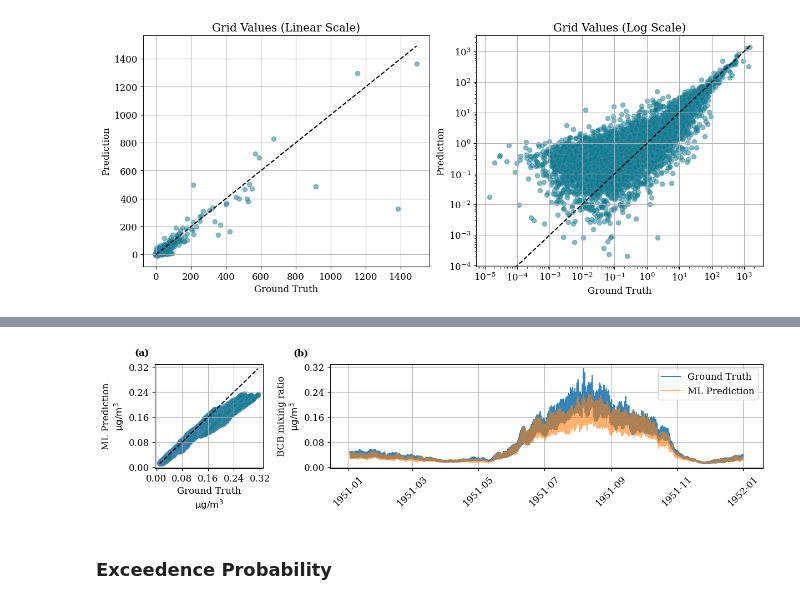
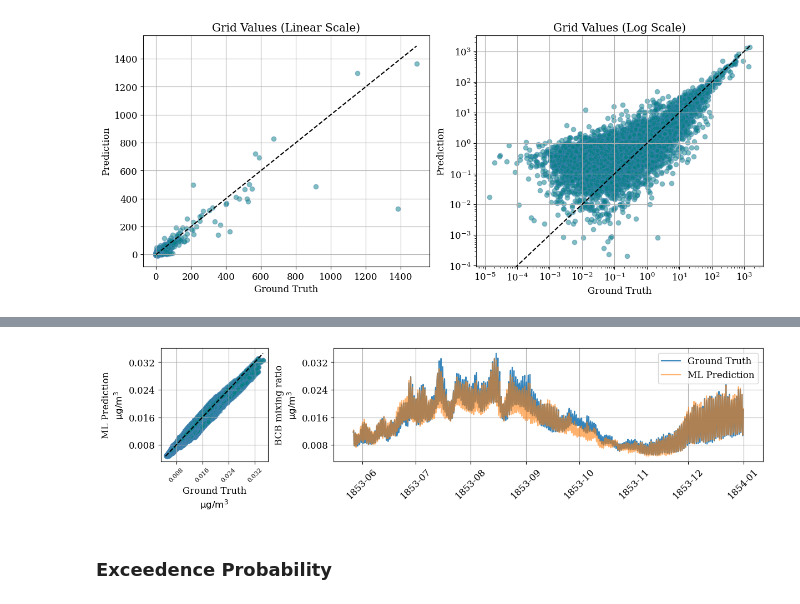
Before and after one commit to smhassanerfani/nasa-niswan, a Jupyter notebook: test.ipynb, the cells around one changed output, grey strips where cells are left out. Drawn from its saved outputs; the diff is of its cells as text; code cells hidden in the pictures.

```diff
--- a/test.ipynb
+++ b/test.ipynb
@@ -68,8 +74,8 @@ for idx, model in enumerate(sorted_contents):
 # %%
-model_index = 2
+model_index = 8
 model_name  = sorted_contents[model_index]
 
-save_figure = True
+save_figure = False
 
 # Read the YAML/CKPT files
 snapshot_dir = os.path.join(models_path_root, model_name)
@@ -253,16 +267,10 @@ print(GTs.shape, PDs.shape)
 # %%
-path = '/home/serfani/serfani_data1/E33OMA/ANN1951.xaijE33oma_ai.nc'
-ds_annual = xr.open_dataset(path, decode_times=False)
-
-if data_args['data_name'] == 'E33OMA' :
-    prsurf = ds_annual['prsurf'].values * 100 # Convert pressure from hectopascals (hPa) to pascals (Pa).
-    tsavg = ds_annual['tsavg'].values + 273.15 # Convert temperature from Kelvin to Celsius.
-elif data_args['data_name'] == 'E33OMA90D' :
-    prsurf = ds_annual['prsurf'].sel(lat=slice(-32, 32), lon=slice(-21.25, 56.25)).values * 100 # Convert pressure from hectopascals (hPa) to pascals (Pa).
-    tsavg = ds_annual['tsavg'].sel(lat=slice(-32, 32), lon=slice(-21.25, 56.25)).values + 273.15 # Convert temperature from Kelvin to Celsius.
+pressure = ds2['p_3d'].isel(level=slice(0, data_args['levels'])).values * 100 # Convert pressure from hectopascals (hPa) to pascals (Pa).
+temperature = ds2['t'].isel(level=slice(0, data_args['levels'])).values + 273.15 # Convert temperature from Kelvin to Celsius.
 
 R_d = 287.055 # Specific gas constant for dry air in J/(kg·K)
-rho = prsurf / (R_d * tsavg) # Calculate air density in kg/m^3
+rho = pressure / (R_d * temperature) # Calculate air density in kg/m^3
 
-GTs = GTs * 0.01 * rho # Convert from mixing ratio (kg/kg_air x 10^-11) to micrograms per cubic meter (μg/m^3)
-PDs = PDs * 0.01 * rho # Convert from mixing ratio (kg/kg_air x 10^-11) to micrograms per cubic meter (μg/m^3)
+GTs = GTs.squeeze() * 0.01 * rho # Convert from mixing ratio (kg/kg_air x 10^-11) to micrograms per cubic meter (μg/m^3)
+PDs = PDs.squeeze() * 0.01 * rho # Convert from mixing ratio (kg/kg_air x 10^-11) to micrograms per cubic meter (μg/m^3)
+print(GTs.shape, PDs.shape)
@@ -386,4 +405,5 @@ def r_squared_spatial(real_data, model_output):
     r_squared = 1 - (ss_res / ss_tot)
     return r_squared
 # %%
-sr2 = r_squared_spatial(GTs.squeeze(), PDs.squeeze())
+sr2 = r_squared_spatial(GTs, PDs)
+sr2.shape
@@ -390,14 +412,16 @@ sr2 = r_squared_spatial(GTs.squeeze(), PDs.squeeze())
 # %%
 ds = xr.Dataset({
-    'Real Data': (["time", "lat", "lon"], GTs.squeeze()),
-    'Model Output': (["time", "lat", "lon"], PDs.squeeze()),
-    'Coefficient of Determination': (["lat", "lon"], sr2),
+    'Real Data': (["time", "level", "lat", "lon"], GTs),
+    'Model Output': (["time", "level", "lat", "lon"], PDs),
+    'Coefficient of Determination': (["level", "lat", "lon"], sr2),
 
               },
 
      coords=dict(
         time = dataset.datetimeindex,
+        level = np.arange(dataset.levels),
         lon  = dataset.lon,
         lat  = dataset.lat,
     )
 )
+ds
@@ -404,4 +440,6 @@ ds = xr.Dataset({
 # %%
+level = 0
+
 fig, (ax1, ax3) = plt.subplots(ncols=2, figsize=(12, 3), constrained_layout=True, gridspec_kw={'width_ratios':[1, 4]})
 
 weights = np.cos(np.deg2rad(ds.lat))
@@ -409,43 +447,45 @@ weights.name = "weights"
 
 ds_avg = ds.weighted(weights).mean(dim=("lat", "lon"))
 
-avgGT = ds_avg['Real Data'].values
-avgPD = ds_avg['Model Output'].values
+avgGT = ds_avg['Real Data'].isel(level=level).values
+avgPD = ds_avg['Model Output'].isel(level=level).values
 
 max_value = np.array((avgGT, avgPD)).max()
 min_value = np.array((avgGT, avgPD)).min()
 
 ax1.scatter(avgGT.ravel(), avgPD.ravel(), color='teal', edgecolor='steelblue', alpha=0.5)
 ax1.plot([min_value, max_value], [min_value, max_value], '--', color='black', linewidth=1.5)
 
 ax1.yaxis.set_major_locator(mticker.MaxNLocator(nbins=5))
 ax1.xaxis.set_major_locator(mticker.MaxNLocator(nbins=5))
 
+ax1.tick_params(axis='x', labelrotation=45, labelsize=8)
+
 # BCB mixing ratio
 ax1.set_xlabel(r'Ground Truth' '\n' r'$\mathrm{\mu g} / \mathrm{m}^{\mathrm{3}}$', fontsize=12)
 ax1.set_ylabel(r'ML Prediction' '\n' r'$\mathrm{\mu g} / \mathrm{m}^{\mathrm{3}}$', fontsize=12)
 
-ax1.text(-0.05, 1.15, '(a)', transform=ax1.transAxes, fontsize=12, fontweight='bold', va='top', ha='right')
+# ax1.text(-0.05, 1.15, '(a)', transform=ax1.transAxes, fontsize=12, fontweight='bold', va='top', ha='right')
 ax1.grid()
 
 ax3.plot(dataset.datetimeindex, avgGT, alpha=0.9, label='Ground Truth')
 ax3.plot(dataset.datetimeindex, avgPD, alpha=0.6, label='ML Prediction')
 
 ax3.yaxis.set_major_locator(MaxNLocator(nbins=5))
 ax3.set_ylabel(r'BCB mixing ratio' '\n' r'$\mathrm{\mu g} / \mathrm{m}^{\mathrm{3}}$', fontsize=12)
 ax3.tick_params(axis='x', labelrotation=45)
 
-ax3.text(-0.05, 1.15, '(b)', transform=ax3.transAxes, fontsize=12, fontweight='bold', va='top', ha='right')
+# ax3.text(-0.05, 1.15, '(b)', transform=ax3.transAxes, fontsize=12, fontweight='bold', va='top', ha='right')
 ax3.grid()
 
 plt.legend()
 
 if save_figure:
     plt.savefig(os.path.join(snapshot_dir, '02-global_average.png'))
 
 plt.show()
 # %% [output]
-[figure, old version]
+[figure, new version]
 # %% [markdown]
 ### Exceedence Probability
 # %%
```
Also changed, not shown: parts of 28 cells of this notebook.
